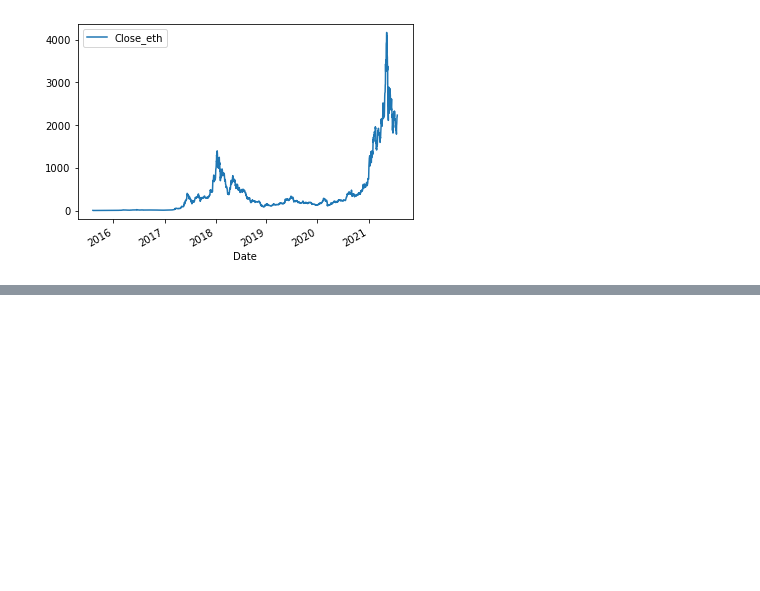
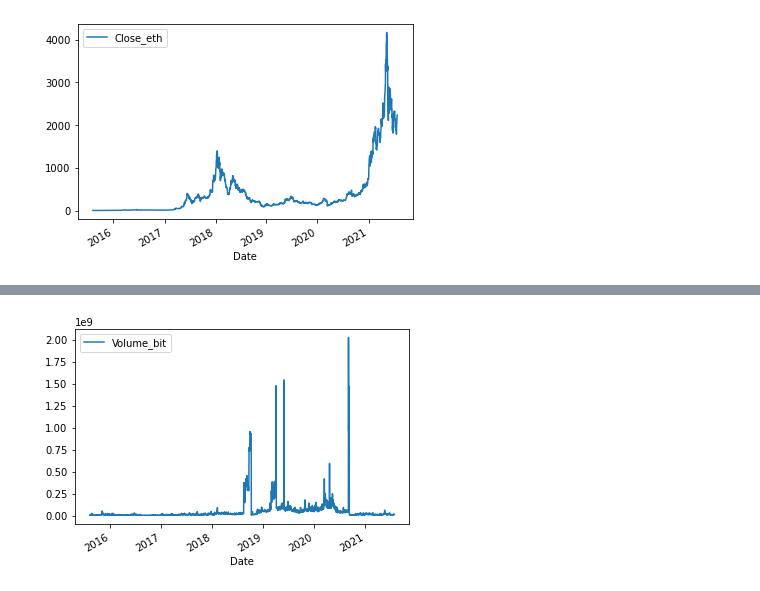
Before and after one commit to data301-2021-winter1/project-group08-project, a Jupyter notebook: notebooks/Running_functions_Utkarsh.ipynb, the cells around one changed output, grey strips where cells are left out. Saved outputs shown, nothing was run; the diff lists cells and outputs as text; code cells hidden in the pictures; blank space fills up the shorter version.

```diff
--- a/notebooks/Running_functions_Utkarsh.ipynb
+++ b/notebooks/Running_functions_Utkarsh.ipynb
@@ -69,0 +75,4 @@ y=merge1.plot( kind= 'scatter', x= 'Date' , y= 'Close_bit' )
+# %%
+y=merge1.plot( 'Date' ,'Volume_bit' )
+# %% [output]
+[figure, added]
```
Also changed, not shown: parts of 3 cells of this notebook, 1 other file.
